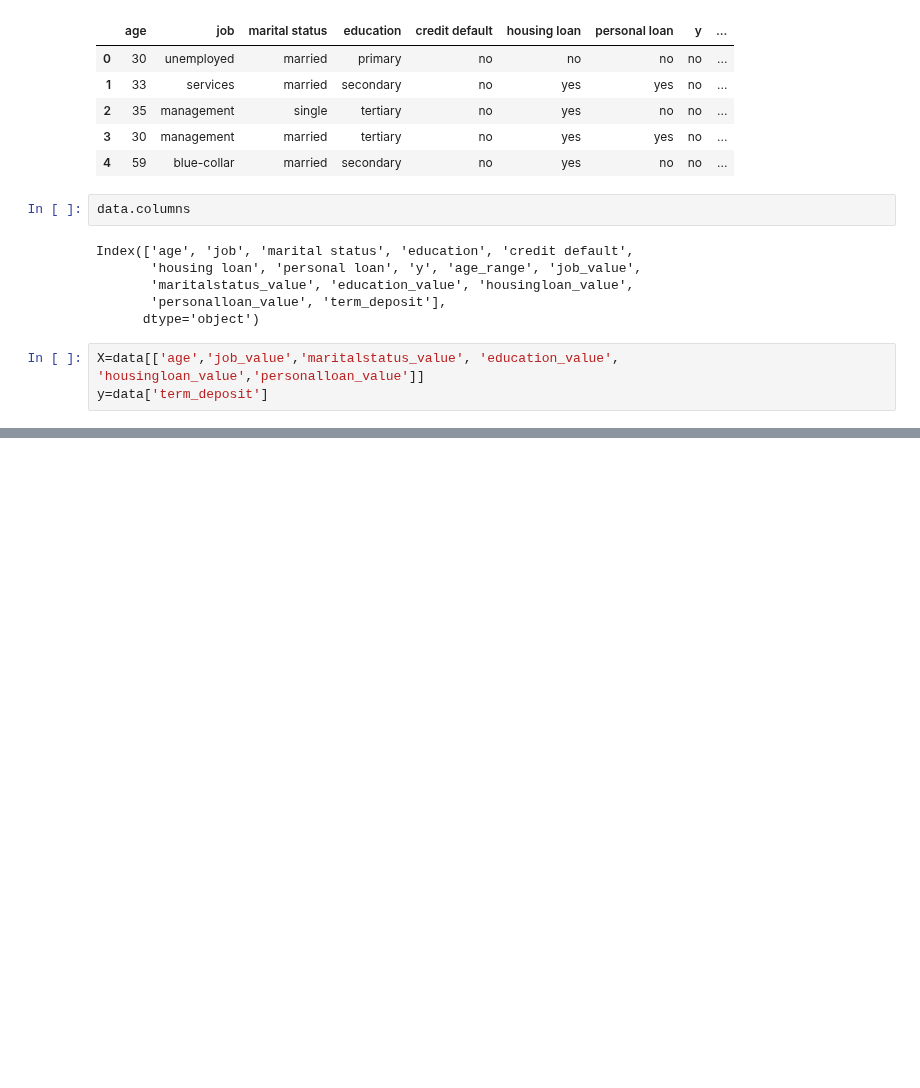
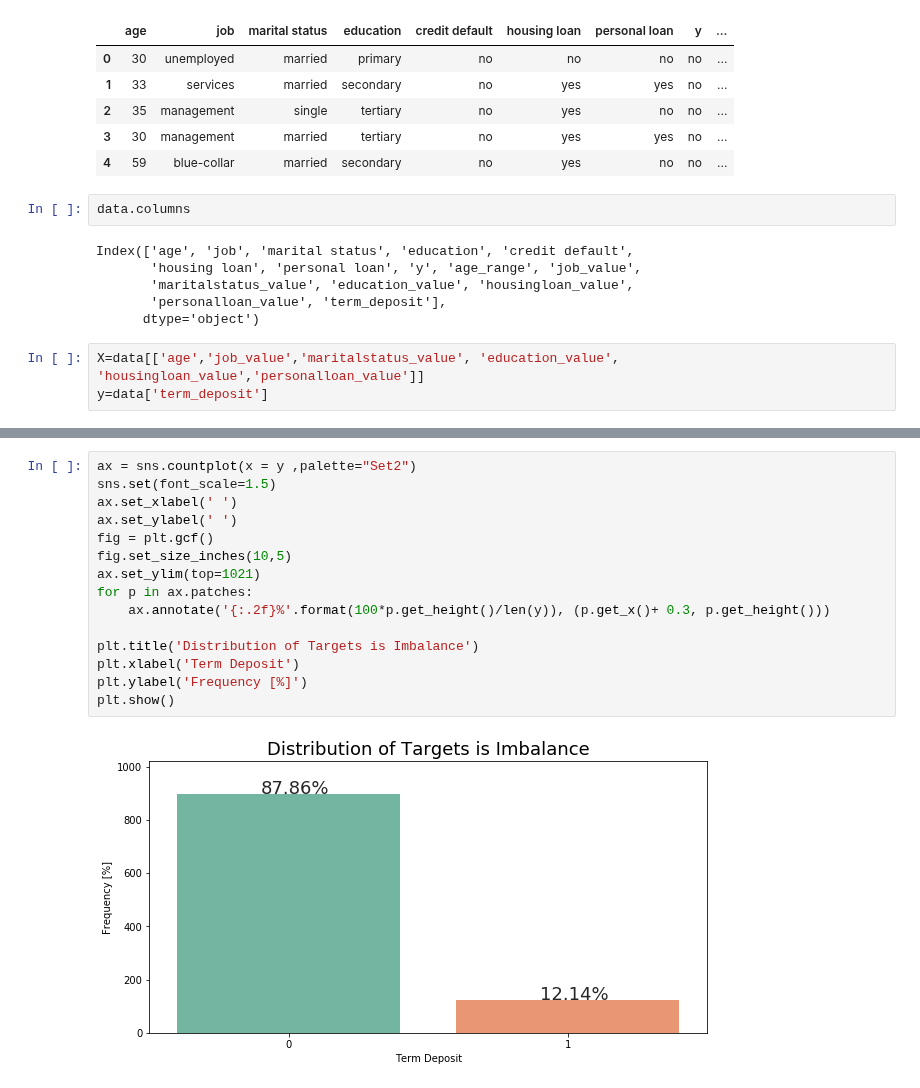
Before and after one commit to lokeshkumarn/Notebooks, a Jupyter notebook: BankTermDeposit.ipynb, the cells around one changed output, grey strips where cells are left out. Cells and saved outputs as stored; diff of their text form; blank space fills up the shorter version.

```diff
--- a/BankTermDeposit.ipynb
+++ b/BankTermDeposit.ipynb
@@ -1088,0 +1105,17 @@ y=data['term_deposit']
+# %%
+ax = sns.countplot(x = y ,palette="Set2")
+sns.set(font_scale=1.5)
+ax.set_xlabel(' ')
+ax.set_ylabel(' ')
+fig = plt.gcf()
+fig.set_size_inches(10,5)
+ax.set_ylim(top=1021)
+for p in ax.patches:
+    ax.annotate('{:.2f}%'.format(100*p.get_height()/len(y)), (p.get_x()+ 0.3, p.get_height()))
+
+plt.title('Distribution of Targets is Imbalance')
+plt.xlabel('Term Deposit')
+plt.ylabel('Frequency [%]')
+plt.show()
+# %% [output]
+[figure, added]
```
Also changed, not shown: parts of 17 cells of this notebook.
